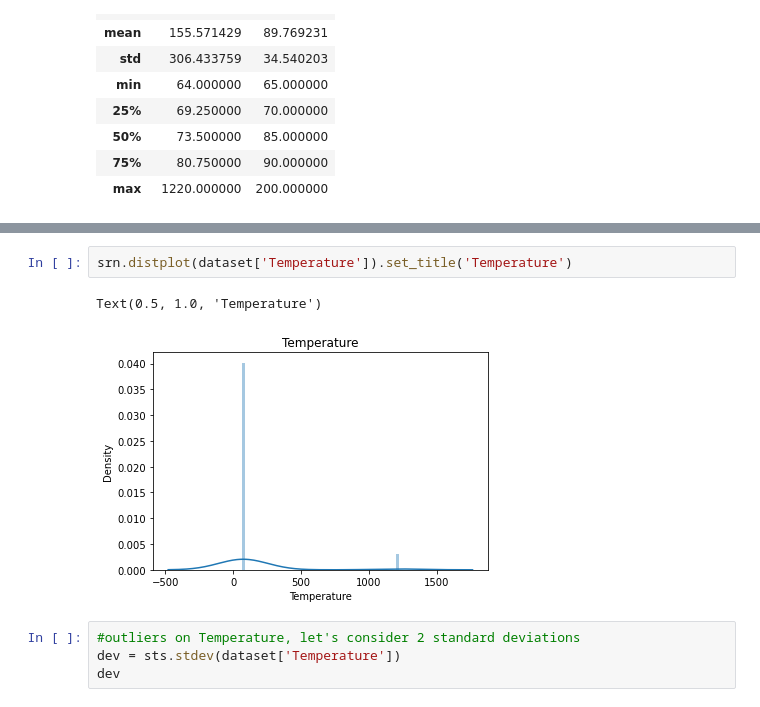
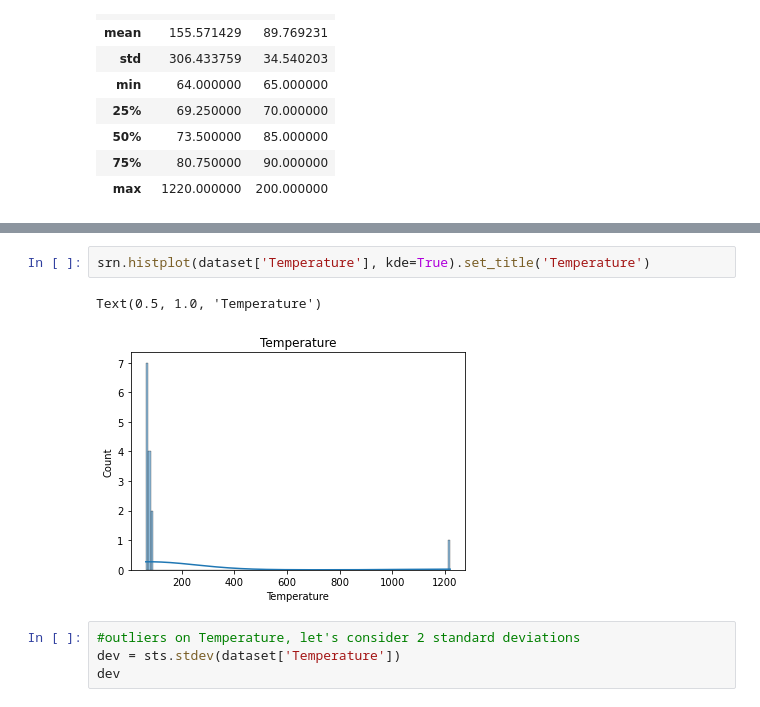
Before and after one commit to gr4nada/data-scientist-roadmap, a Jupyter notebook: 04 - Programming/08 - Others/data_cleansing_and_data_transformation.ipynb, the cells around one changed output, grey strips where cells are left out. Saved outputs shown, nothing was run; the diff lists cells and outputs as text.

```diff
--- a/04 - Programming/08 - Others/data_cleansing_and_data_transformation.ipynb
+++ b/04 - Programming/08 - Others/data_cleansing_and_data_transformation.ipynb
@@ -421,10 +407,10 @@ srn.boxplot(dataset['Temperature']).set_title('Temperature')
 Text(0.5, 1.0, 'Temperature')
 [figure]
 # %%
-srn.distplot(dataset['Temperature']).set_title('Temperature')
+srn.histplot(dataset['Temperature'], kde=True).set_title('Temperature')
 # %% [output]
 Text(0.5, 1.0, 'Temperature')
-[figure, old version]
+[figure, new version]
 # %%
 #outliers on Temperature, let's consider 2 standard deviations
 dev = sts.stdev(dataset['Temperature'])
```
Also changed, not shown: parts of 17 cells of this notebook.
